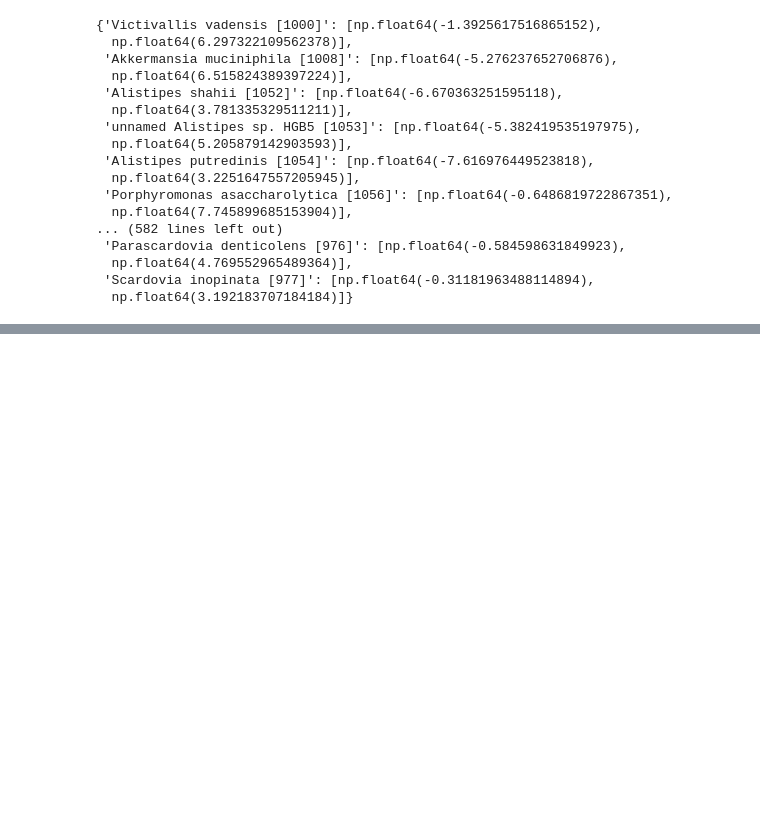
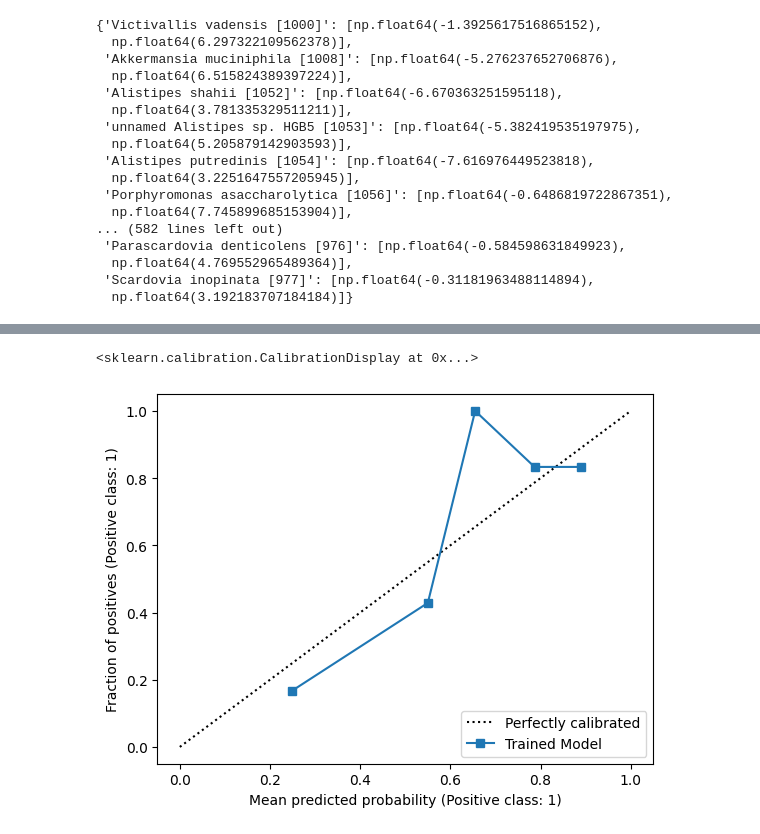
Before and after one commit to simeonhebrew/MicroFactual, a Jupyter notebook: notebooks/counterfactuals_example.ipynb, the cells around one changed output, grey strips where cells are left out. Drawn from its saved outputs; the diff is of its cells as text; code cells hidden in the pictures; blank space fills up the shorter version.

```diff
--- a/notebooks/counterfactuals_example.ipynb
+++ b/notebooks/counterfactuals_example.ipynb
@@ -102,0 +124,12 @@ print(imp.summary_importance)
+# %%
+CalibrationDisplay.from_estimator(
+    model,
+    test_x,
+    test_y,
+    n_bins=5,
+    strategy="quantile",
+    name="Trained Model",
+)
+# %% [output]
+<sklearn.calibration.CalibrationDisplay at 0x...>
+[figure, added]
```
Also changed, not shown: parts of 15 cells of this notebook, 2 other files.
